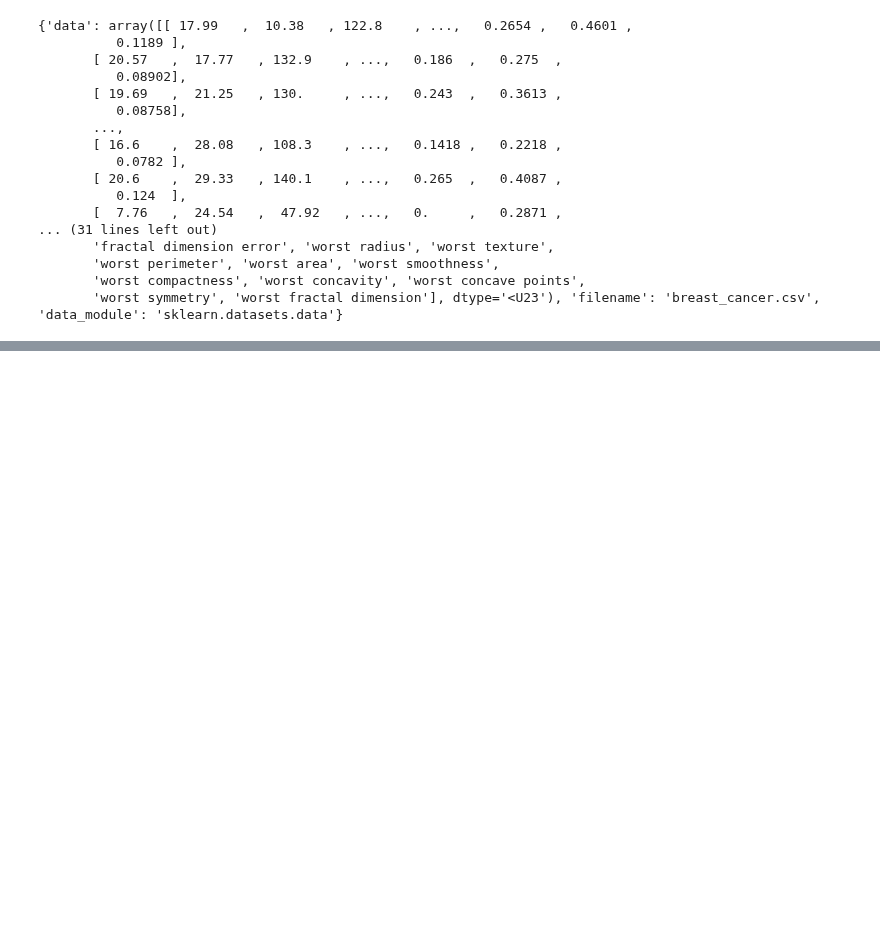
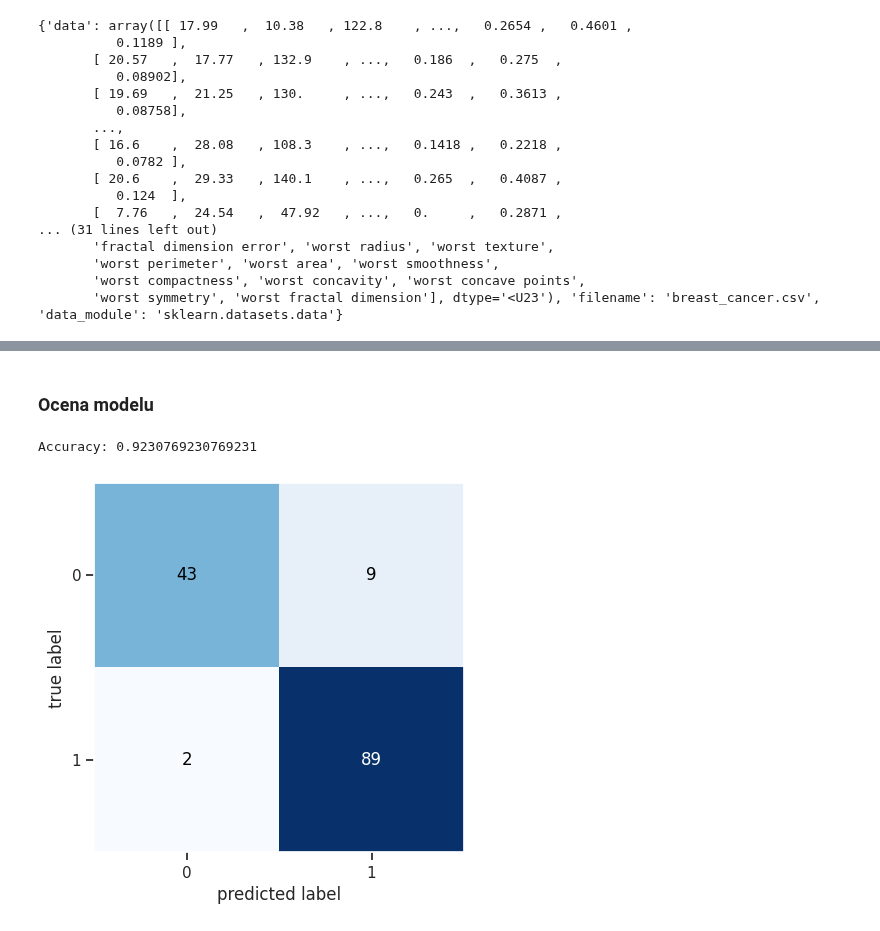
Before and after one commit to rafpank/Colab, a Jupyter notebook: data_science_bootcamp /uczenie_maszynowe/06_regresja_logistyczna.ipynb, the cells around one changed output, grey strips where cells are left out. Cells and saved outputs as stored; diff of their text form; code cells hidden in the pictures; blank space fills up the shorter version.

```diff
--- a/data_science_bootcamp /uczenie_maszynowe/06_regresja_logistyczna.ipynb
+++ b/data_science_bootcamp /uczenie_maszynowe/06_regresja_logistyczna.ipynb
@@ -101,0 +109,5 @@ print(data)
+# %%
+X = data.data
+y = data.target
+
+print(f'shape X: {X.shape}, shape y: {y.shape}')
@@ -101,0 +171,7 @@ print(data)
+# %%
+from sklearn.model_selection import train_test_split
+
+X_train, X_test, y_train, y_test = train_test_split(X, y)
+
+print(f'shape X_train: {X_train.shape}, shape y_train: {y_train.shape}')
+print(f'shape X_test: {X_test.shape}, shape y_test: {y_test.shape}')
@@ -101,0 +183,6 @@ print(data)
+# %%
+from sklearn.linear_model import LogisticRegression
+
+classifier = LogisticRegression(solver='saga') #musiałem zmienić bo standardowy 'lbfgs' nie radził sobie ze zbieżnością
+#i nie dawał rady znaleźć optymalnego rozwiązania w domyślnej liczbie iterakcji, a nawet dużo większej gdy max_iter=300
+classifier.fit(X_train, y_train)
@@ -101,0 +215,4 @@ print(data)
+# %%
+y_pred = classifier.predict(X_test) #dzięki metodzie predict już nie muszę patrzeć na prawdopodobieństwa, bo ona od razu zwraca nam klasy
+#w zależności od tego gdzie to prawdopodobieństwo było większe
+y_pred
@@ -101,0 +227,21 @@ print(data)
+# %% [markdown]
+###  <a name='a7'></a>  Ocena modelu
+# %%
+from sklearn.metrics import confusion_matrix
+from sklearn.metrics import accuracy_score
+from mlxtend.plotting import plot_confusion_matrix
+import seaborn as sns
+sns.set()
+'''
+Możesz też dostosować styl bardziej szczegółowo,
+ np. używając sns.set_style() i wybierając jeden ze stylów: "darkgrid", "whitegrid", "dark", "white", "ticks"
+ '''
+
+cm = confusion_matrix(y_test, y_pred)
+plot_confusion_matrix(cm)
+
+acc = accuracy_score(y_test, y_pred)
+print(f'Accuracy: {acc}')
+# %% [output]
+Accuracy: 0.9230769230769231
+[figure, added]
```
Also changed, not shown: parts of 16 cells of this notebook.
